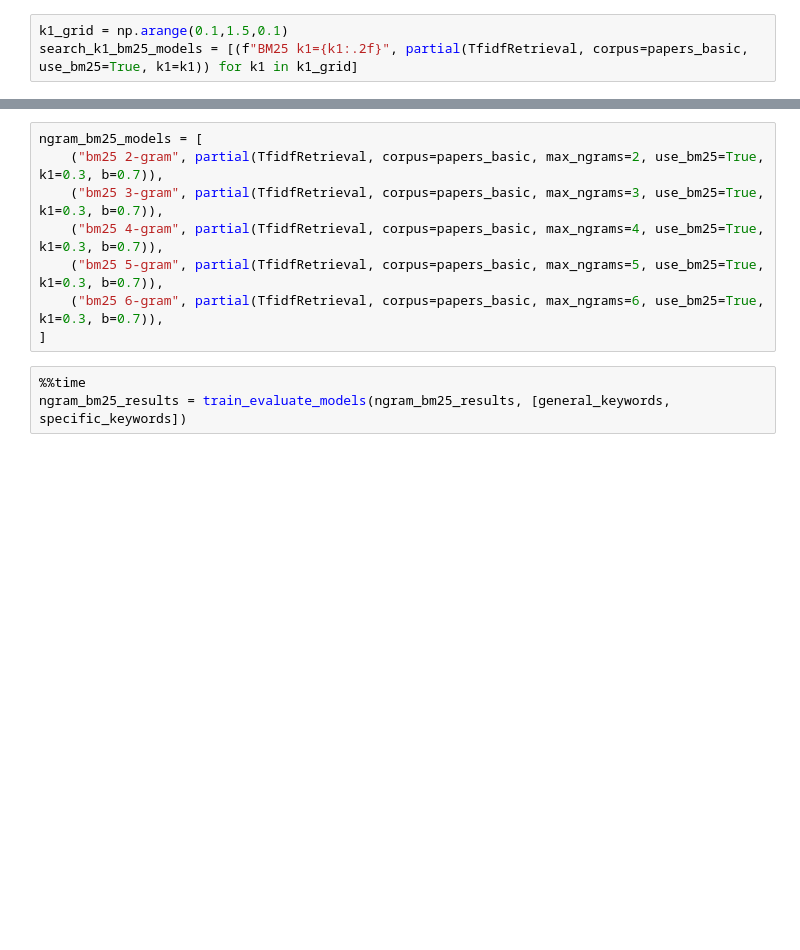
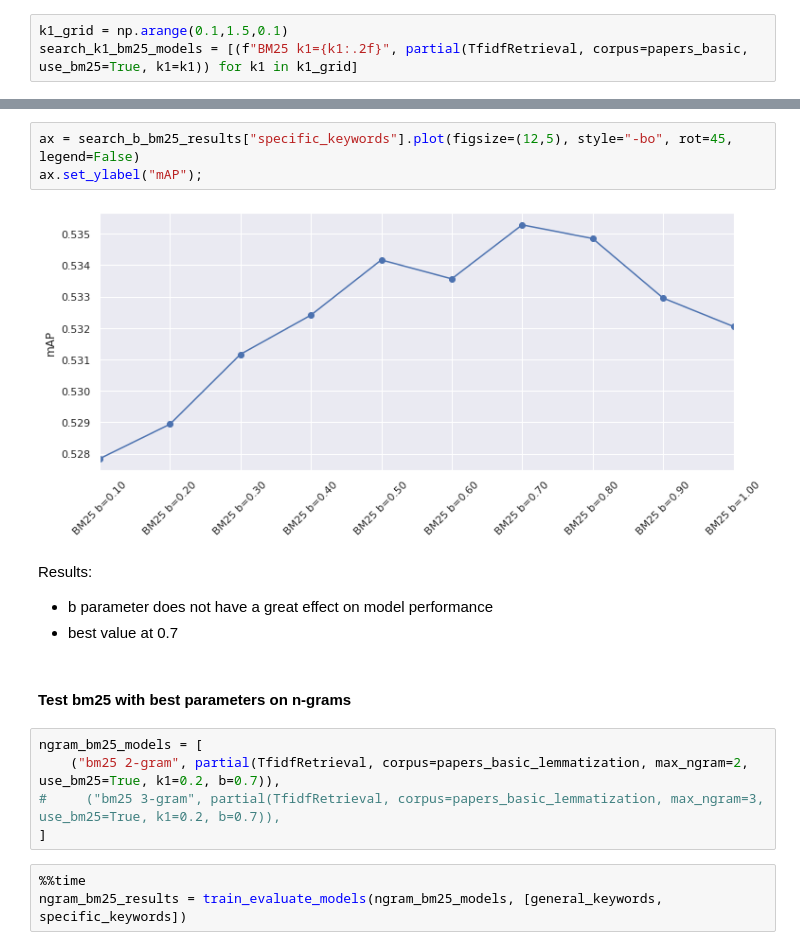
Before and after one commit to JNKielmann/Master-Thesis, a Jupyter notebook: paper_retrieval/tf_idf_evaluation.ipynb, the cells around one changed output, grey strips where cells are left out. Drawn from its saved outputs; the diff is of its cells as text; blank space fills up the shorter version.

```diff
--- a/paper_retrieval/tf_idf_evaluation.ipynb
+++ b/paper_retrieval/tf_idf_evaluation.ipynb
@@ -108,14 +178,22 @@ search_b_bm25_results
+# %%
+ax = search_b_bm25_results["specific_keywords"].plot(figsize=(12,5), style="-bo", rot=45, legend=False)
+ax.set_ylabel("mAP");
+# %% [output]
+[figure, added]
+# %% [markdown]
+Results:
+- b parameter does not have a great effect on model performance
+- best value at 0.7
+# %% [markdown]
+#### Test bm25 with best parameters on n-grams
 # %%
 ngram_bm25_models = [
-    ("bm25 2-gram", partial(TfidfRetrieval, corpus=papers_basic, max_ngrams=2, use_bm25=True, k1=0.3, b=0.7)),
-    ("bm25 3-gram", partial(TfidfRetrieval, corpus=papers_basic, max_ngrams=3, use_bm25=True, k1=0.3, b=0.7)),
-    ("bm25 4-gram", partial(TfidfRetrieval, corpus=papers_basic, max_ngrams=4, use_bm25=True, k1=0.3, b=0.7)),
-    ("bm25 5-gram", partial(TfidfRetrieval, corpus=papers_basic, max_ngrams=5, use_bm25=True, k1=0.3, b=0.7)),
-    ("bm25 6-gram", partial(TfidfRetrieval, corpus=papers_basic, max_ngrams=6, use_bm25=True, k1=0.3, b=0.7)),
+    ("bm25 2-gram", partial(TfidfRetrieval, corpus=papers_basic_lemmatization, max_ngram=2, use_bm25=True, k1=0.2, b=0.7)),
+#     ("bm25 3-gram", partial(TfidfRetrieval, corpus=papers_basic_lemmatization, max_ngram=3, use_bm25=True, k1=0.2, b=0.7)),
 ]
 # %%
 %%time
-ngram_bm25_results = train_evaluate_models(ngram_bm25_results, [general_keywords, specific_keywords])
+ngram_bm25_results = train_evaluate_models(ngram_bm25_models, [general_keywords, specific_keywords])
 # %%
 print("mAP scores for ngram bm25 models:")
 ngram_bm25_results
```
Also changed, not shown: parts of 26 cells of this notebook.
